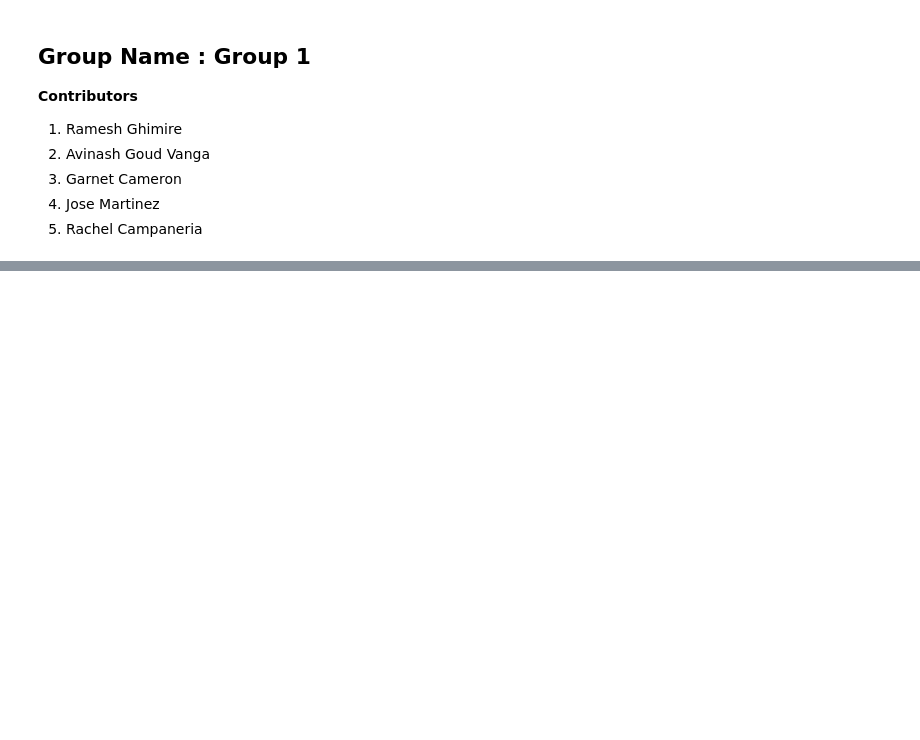
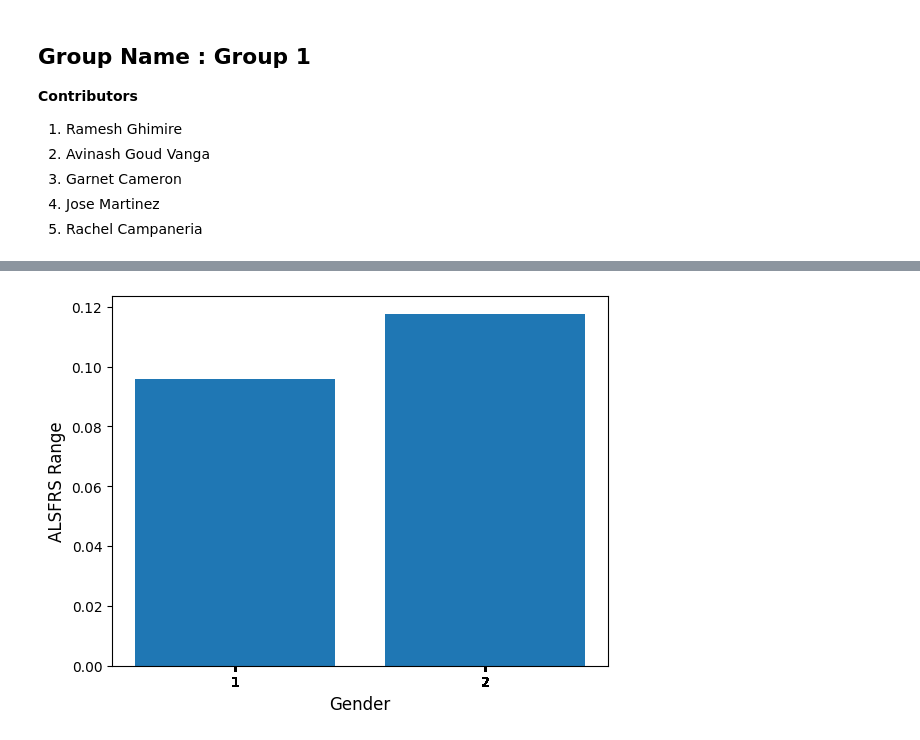
Before and after one commit to rghimre3/BCIS-5110-Programming-for-Business-Analytics, a Jupyter notebook: Group_Project_BCIS_5110_(Summer_2,_2023).ipynb, the cells around one changed output, grey strips where cells are left out. Saved outputs shown, nothing was run; the diff lists cells and outputs as text; code cells hidden in the pictures; blank space fills up the shorter version.

```diff
--- a/Group_Project_BCIS_5110_(Summer_2,_2023).ipynb
+++ b/Group_Project_BCIS_5110_(Summer_2,_2023).ipynb
@@ -60,0 +372,14 @@ FIXME
+# %%
+# This problem helps identify the ALSFRS score to see if men or women would have more function retained.
+
+# Define the axis: X -- (1 = Female, 2 = Male)  Y -- ALSFRS Total Median
+x, y = df3Gender, df3.ALSFRS_Total_range
+
+# Graph the Male and Female ALSFRS Range
+plt.bar(x,y)
+plt.ylabel('ALSFRS Range', fontsize = 12)
+plt.xlabel("Gender", fontsize = 12)
+plt.xticks(ticks = x)
+plt.show()
+# %% [output]
+[figure, added]
```
Also changed, not shown: parts of 50 cells of this notebook.
